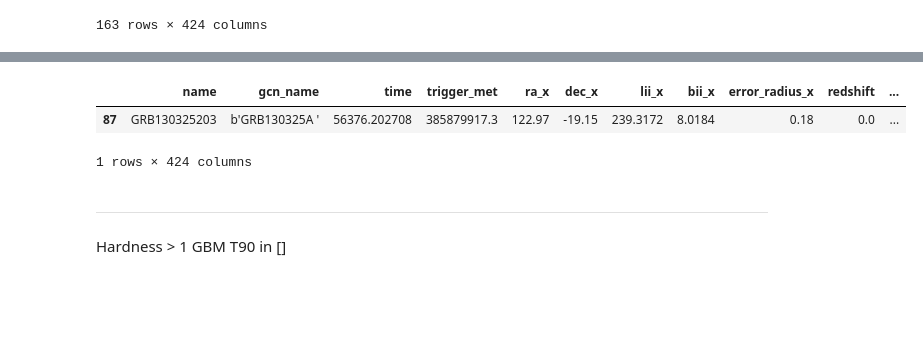
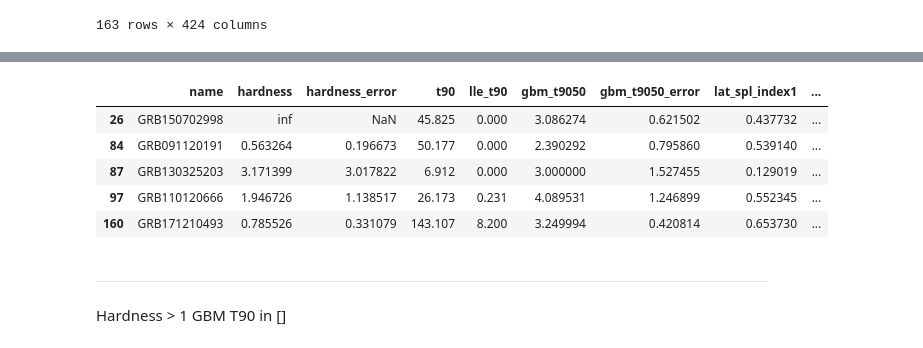
Before and after one commit to xboluna/Research, a Jupyter notebook: BHRad/GBM_Catalog_Searching/Widened_GRB_search.ipynb, the cells around one changed output, grey strips where cells are left out. Saved outputs shown, nothing was run; the diff lists cells and outputs as text; code cells hidden in the pictures; blank space fills up the shorter version.

```diff
--- a/BHRad/GBM_Catalog_Searching/Widened_GRB_search.ipynb
+++ b/BHRad/GBM_Catalog_Searching/Widened_GRB_search.ipynb
@@ -113,7 +113,7 @@ all_candidates.T.tail(12).T.describe()
 | top | 2.0 | 0.198272 | 0.0 | 0.0 | 0.0 | inf | 0.0 | ... |
 | freq | 6.0 | 1.000000 | 58.0 | 58.0 | 58.0 | 58.0 | 15.0 | ... |
 # %%
-cols = ['name', 'gbm_t9050', 'gbm_t9050_error', 'lat_spl_index1', 'lat_spl_index1_error']
+cols = ['name', 'hardness', 'hardness_error', 't90', 'lle_t90', 'gbm_t9050', 'gbm_t9050_error', 'lat_spl_index1', 'lat_spl_index1_error']
 #all_candidates[cols].info()
 all_candidates.query('redshift == 0').dropna(subset = ['gbm_t9050']).query('hardness > 0')
 # %% [output]
@@ -248,9 +248,14 @@ fig.show()
 # %%
-all_candidates.query('gbm_t9050 < 5 & gbm_t9050 > 2.5 & lat_spl_index1 < .3 & lat_spl_index1 > 0')
+#all_candidates.query('gbm_t9050 < 5 & gbm_t9050 > 2.5 & lat_spl_index1 < .3 & lat_spl_index1 > 0')
+names = ['GRB150702998', 'GRB091120191', 'GRB171210493', 'GRB110120666', 'GRB130325203']
+all_candidates.query('name in @names')[cols]
 # %% [output]
-|  | name | gcn_name | time | trigger_met | ra_x | dec_x | lii_x | bii_x | error_radius_x | redshift | ... |
-| 87 | GRB130325203 | b'GRB130325A ' | 56376.202708 | 385879917.3 | 122.97 | -19.15 | 239.3172 | 8.0184 | 0.18 | 0.0 | ... |
+|  | name | hardness | hardness_error | t90 | lle_t90 | gbm_t9050 | gbm_t9050_error | lat_spl_index1 | ... |
+| 26 | GRB150702998 | inf | NaN | 45.825 | 0.000 | 3.086274 | 0.621502 | 0.437732 | ... |
+| 84 | GRB091120191 | 0.563264 | 0.196673 | 50.177 | 0.000 | 2.390292 | 0.795860 | 0.539140 | ... |
+| 87 | GRB130325203 | 3.171399 | 3.017822 | 6.912 | 0.000 | 3.000000 | 1.527455 | 0.129019 | ... |
+| 97 | GRB110120666 | 1.946726 | 1.138517 | 26.173 | 0.231 | 4.089531 | 1.246899 | 0.552345 | ... |
+| 160 | GRB171210493 | 0.785526 | 0.331079 | 143.107 | 8.200 | 3.249994 | 0.420814 | 0.653730 | ... |
-1 rows × 424 columns
 # %% [markdown]
 ------
 
```
Also changed, not shown: parts of 1 cell of this notebook, 3 other files.
